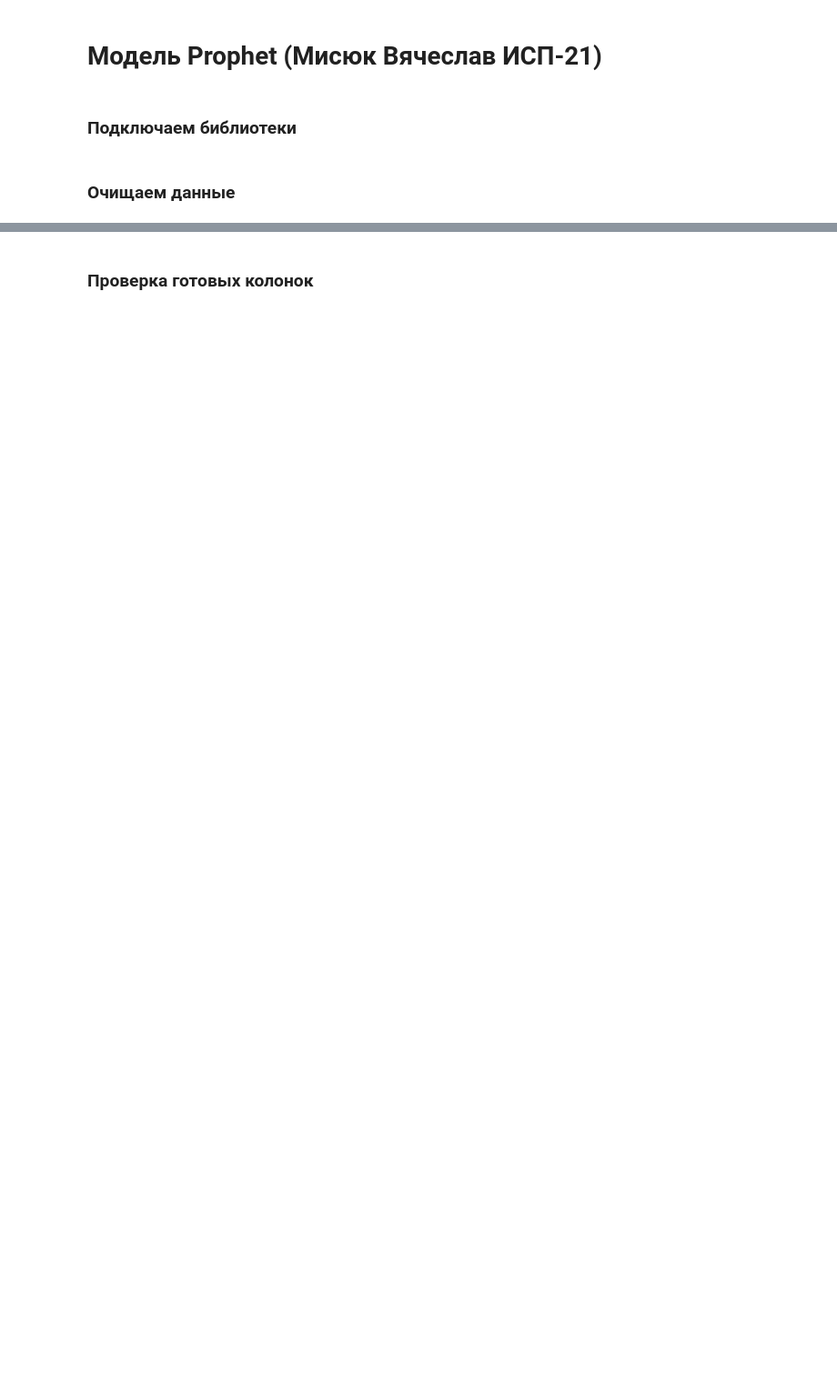
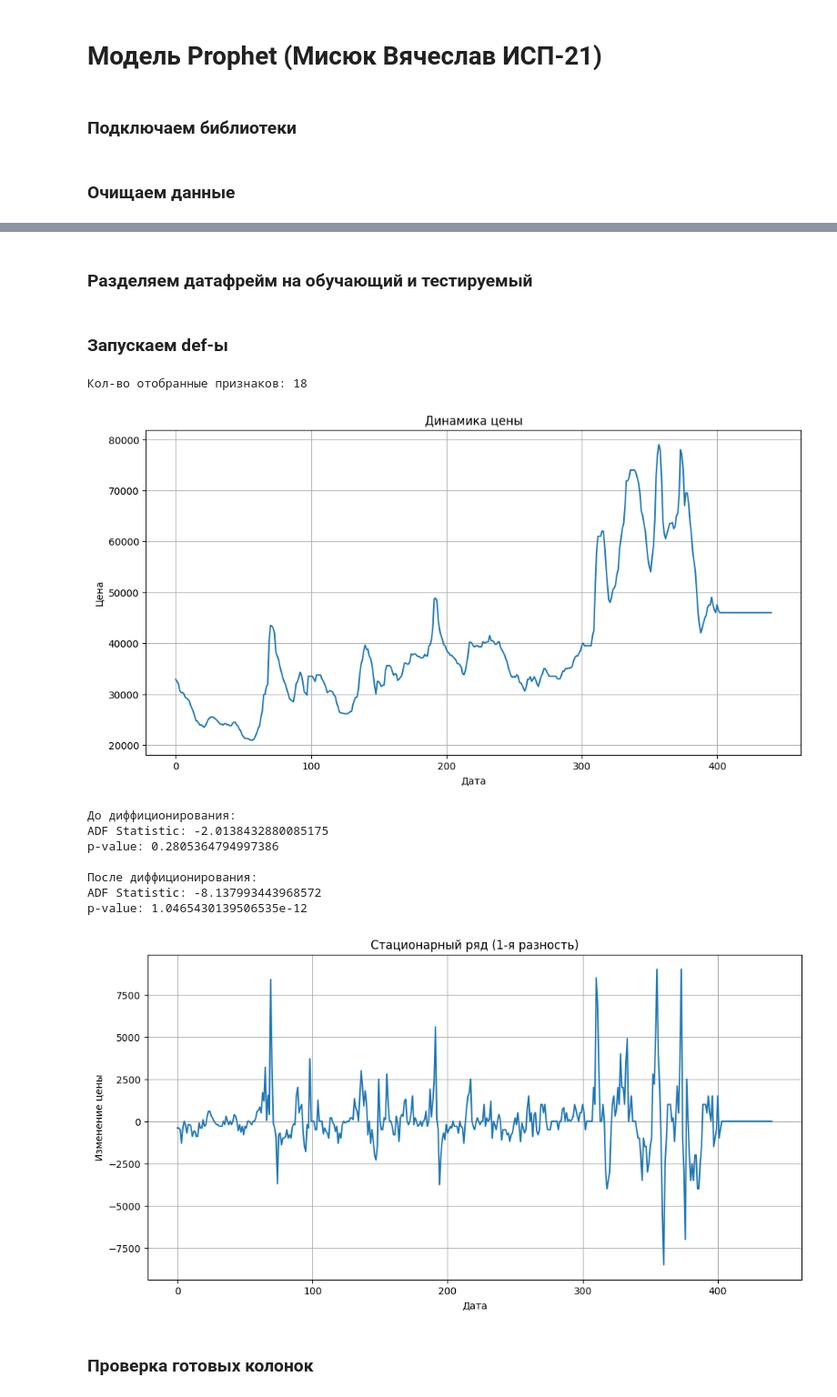
Before and after one commit to darinbtw/intensiv_3, a Jupyter notebook: vyacheslav_work/learn.ipynb, the cells around one changed output, grey strips where cells are left out. Shown at 91% size. Cells and saved outputs as stored; diff of their text form; code cells hidden in the pictures; blank space fills up the shorter version.

```diff
--- a/vyacheslav_work/learn.ipynb
+++ b/vyacheslav_work/learn.ipynb
@@ -109,0 +116,2 @@ train_df.to_excel('merged_data.xlsx', index=False, engine='openpyxl') # Сохр
+# %% [markdown]
+<h3> Разделяем датафрейм на обучающий и тестируемый
@@ -110,3 +126,21 @@ train_df.to_excel('merged_data.xlsx', index=False, engine='openpyxl') # Сохр
+# %% [markdown]
+<h3> Запускаем def-ы
+# %%
+train_df, test_main = clean_data(train_path='train.xlsx', test_path = 'test.xlsx', additional_dir='D:\Visual Studio Code\Intensive_Armatyra\data') # Соединили и очистили данные
+train_df = check_stationary(train_df)
+train_df, test_df = split_train_df(train_df) # Разделяем датафрейм на обучающий и тестируемый
+train_df.to_excel('merged_data.xlsx', index=False, engine='openpyxl') # Сохраняем готовый датасет
+# %% [output]
+Кол-во отобранные признаков: 18
+[figure, added]
+До диффиционирования:
+ADF Statistic: -2.0138432880085175
+p-value: 0.2805364794997386
+
+После диффиционирования:
+ADF Statistic: -8.137993443968572
+p-value: 1.0465430139506535e-12
+[figure, added]
 # %% [markdown]
 <h3> Проверка готовых колонок
 # %%
```
Also changed, not shown: parts of 9 cells of this notebook, 2 other files.
